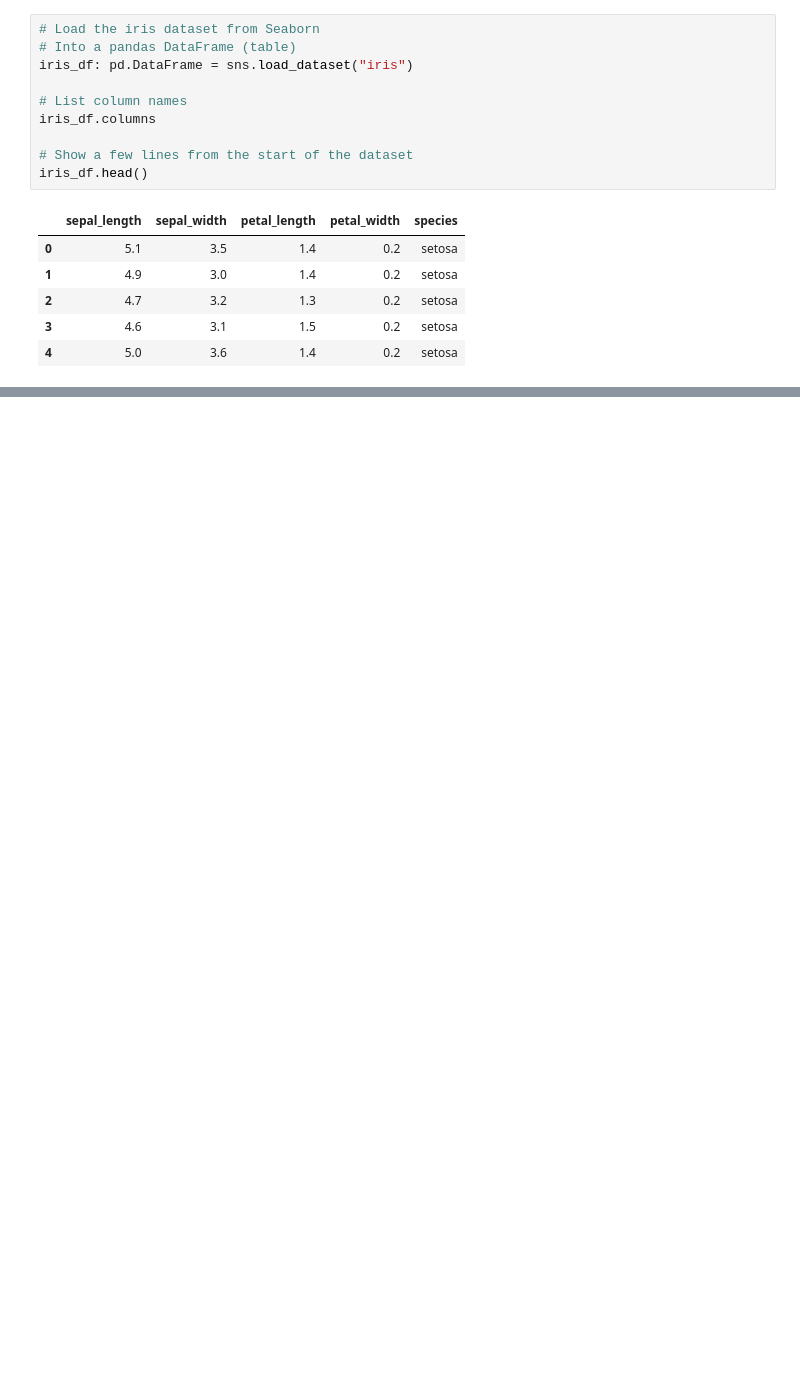
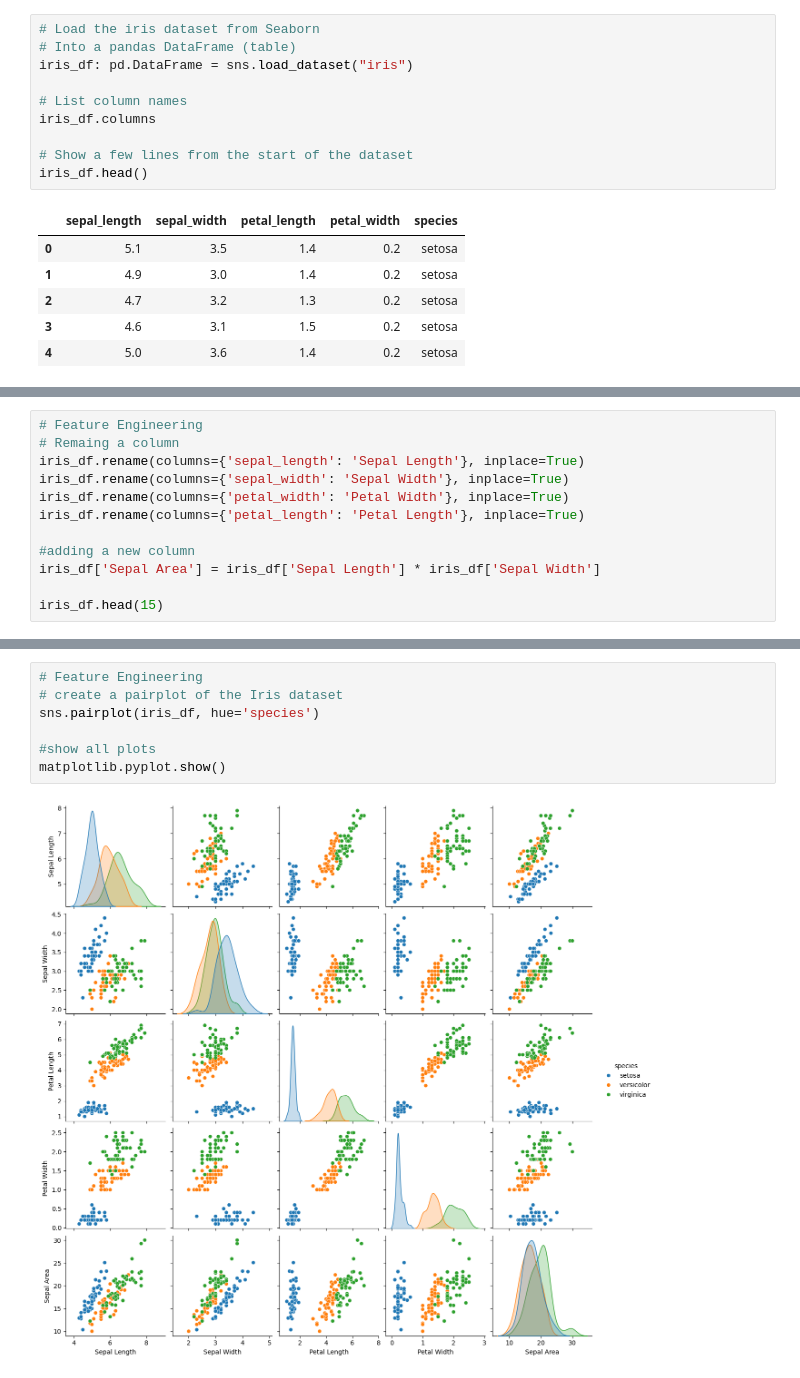
Before and after one commit to ctranimal/datafun-04-eda, a Jupyter notebook: tran-notebook.ipynb, the cells around one changed output, grey strips where cells are left out. Saved outputs shown, nothing was run; the diff lists cells and outputs as text; blank space fills up the shorter version.

```diff
--- a/tran-notebook.ipynb
+++ b/tran-notebook.ipynb
@@ -48,0 +140,12 @@ iris_df.head()
+# %%
+# Feature Engineering
+# Remaing a column
+iris_df.rename(columns={'sepal_length': 'Sepal Length'}, inplace=True)
+iris_df.rename(columns={'sepal_width': 'Sepal Width'}, inplace=True)
+iris_df.rename(columns={'petal_width': 'Petal Width'}, inplace=True)
+iris_df.rename(columns={'petal_length': 'Petal Length'}, inplace=True)
+
+#adding a new column
+iris_df['Sepal Area'] = iris_df['Sepal Length'] * iris_df['Sepal Width']
+
+iris_df.head(15)
@@ -48,0 +174,9 @@ iris_df.head()
+# %%
+# Feature Engineering
+# create a pairplot of the Iris dataset
+sns.pairplot(iris_df, hue='species')
+
+#show all plots
+matplotlib.pyplot.show()
+# %% [output]
+[figure, added]
```
Also changed, not shown: parts of 30 cells of this notebook, 1 other file.
